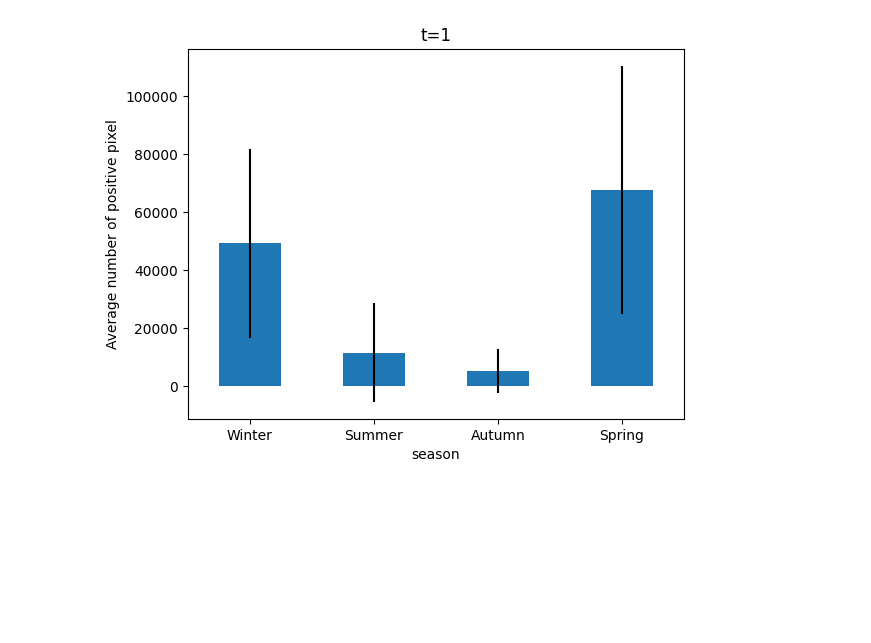
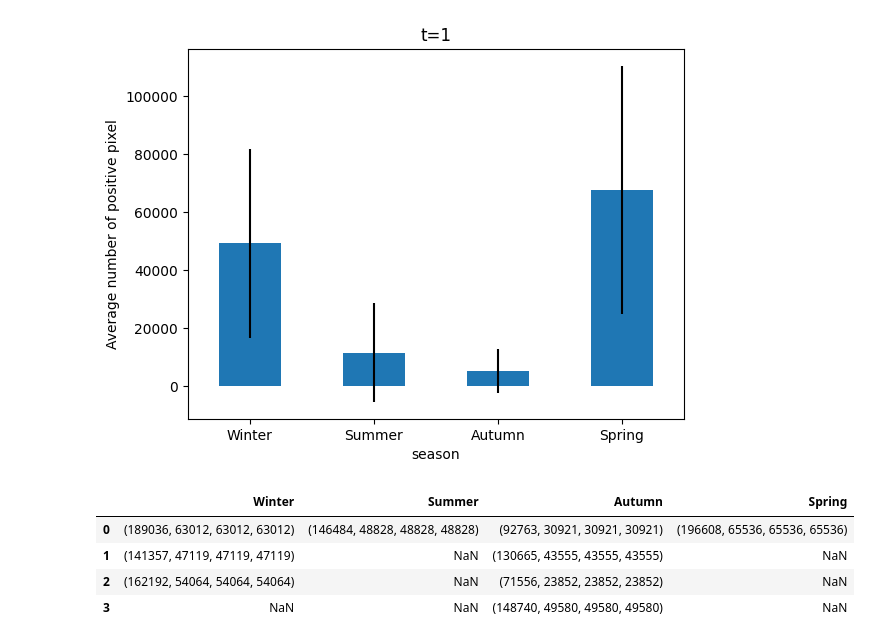
Before and after one commit to cedricsueur/drawinganalyses, a Jupyter notebook: notebooks/analysis_explainability.ipynb, the cells around one changed output. Drawn from its saved outputs; the diff is of its cells as text; code cells hidden in the pictures; blank space fills up the shorter version.

```diff
--- a/notebooks/analysis_explainability.ipynb
+++ b/notebooks/analysis_explainability.ipynb
@@ -47,3 +47,28 @@ df1_stats.plot.bar(rot=0, yerr='std', legend=False, xlabel='season', ylabel='Ave
 # %% [output]
 <Axes: title={'center': 't=1'}, xlabel='season', ylabel='Average number of positive pixel'>
 [figure]
+# %%
+f0_rgb = open('data0_rgb.pkl', 'rb')
+f05_rgb = open('data05_rgb.pkl', 'rb')
+f1_rgb = open('data1_rgb.pkl', 'rb')
+dic0_rgb = pickle.load(f0_rgb)
+dic05_rgb = pickle.load(f05_rgb)
+dic1_rgb = pickle.load(f1_rgb)
+f0_rgb.close()
+f05_rgb.close()
+f1_rgb.close()
+# %%
+import pandas as pd
+import numpy as np
+
+df0 = pd.DataFrame(dict([ (k,pd.Series(v)) for k,v in dic0_rgb.items() ]))
+df05 = pd.DataFrame(dict([ (k,pd.Series(v)) for k,v in dic05_rgb.items() ]))
+df1 = pd.DataFrame(dict([ (k,pd.Series(v)) for k,v in dic1_rgb.items() ]))
+# %%
+df0
+# %% [output]
+|  | Winter | Summer | Autumn | Spring |
+| 0 | (189036, 63012, 63012, 63012) | (146484, 48828, 48828, 48828) | (92763, 30921, 30921, 30921) | (196608, 65536, 65536, 65536) |
+| 1 | (141357, 47119, 47119, 47119) | NaN | (130665, 43555, 43555, 43555) | NaN |
+| 2 | (162192, 54064, 54064, 54064) | NaN | (71556, 23852, 23852, 23852) | NaN |
+| 3 | NaN | NaN | (148740, 49580, 49580, 49580) | NaN |
```
Also changed, not shown: 5 other files.
